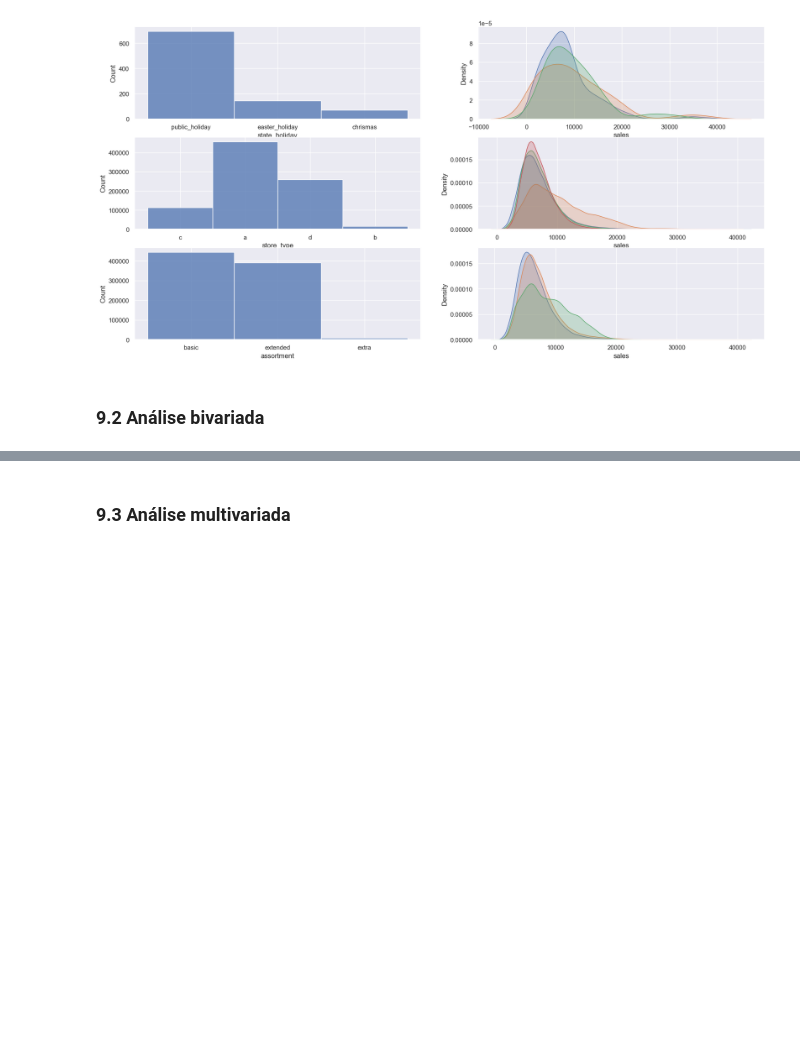
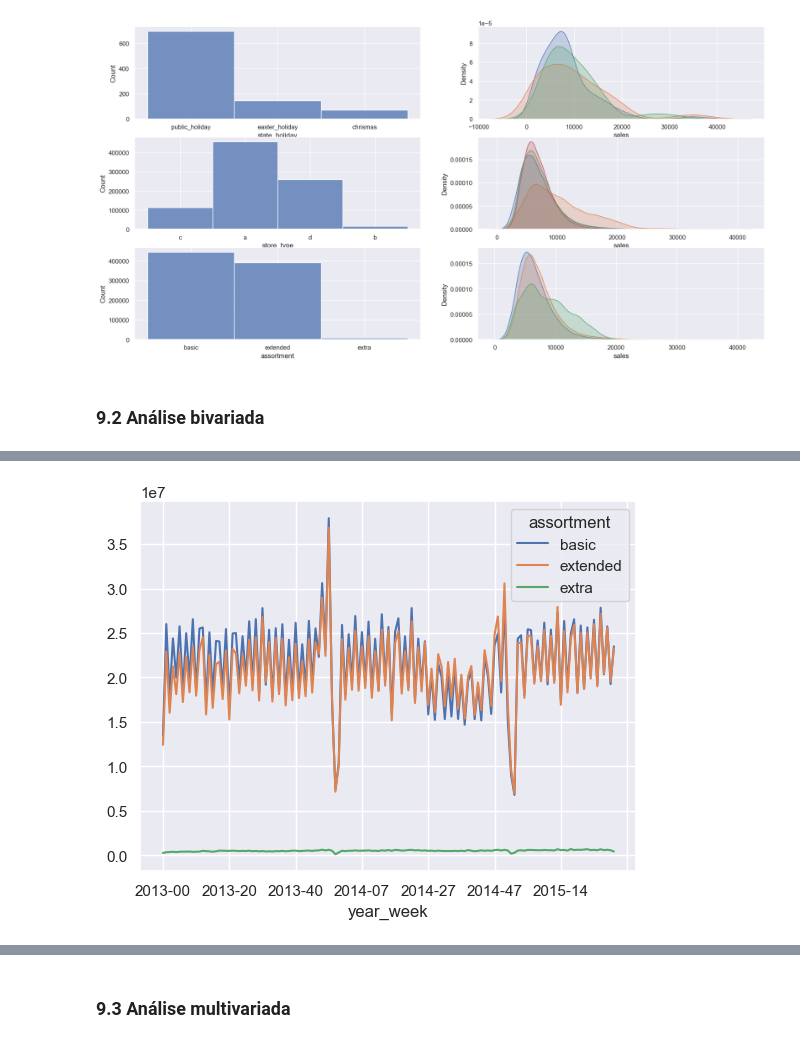
Before and after one commit to deborabmfreitas/projeto-rossmann-regressao, a Jupyter notebook: rossmann_regression.ipynb, the cells around one changed output, grey strips where cells are left out. Drawn from its saved outputs; the diff is of its cells as text; code cells hidden in the pictures; blank space fills up the shorter version.

```diff
--- a/rossmann_regression.ipynb
+++ b/rossmann_regression.ipynb
@@ -757,0 +756,9 @@ sns.kdeplot(df4[df4['assortment'] == 'extra']['sales'],
+# %%
+# gráfico temporal para demonstrar a variação das vendas por sortimento ao longo dos anos
+
+aux2 = df4[['year_week', 'assortment', 'sales']].groupby(
+    ['year_week', 'assortment']).sum().reset_index()
+
+aux2.pivot(index='year_week', columns='assortment', values='sales').plot()
+# %% [output]
+[figure, added]
```
Also changed, not shown: parts of 19 cells of this notebook.
